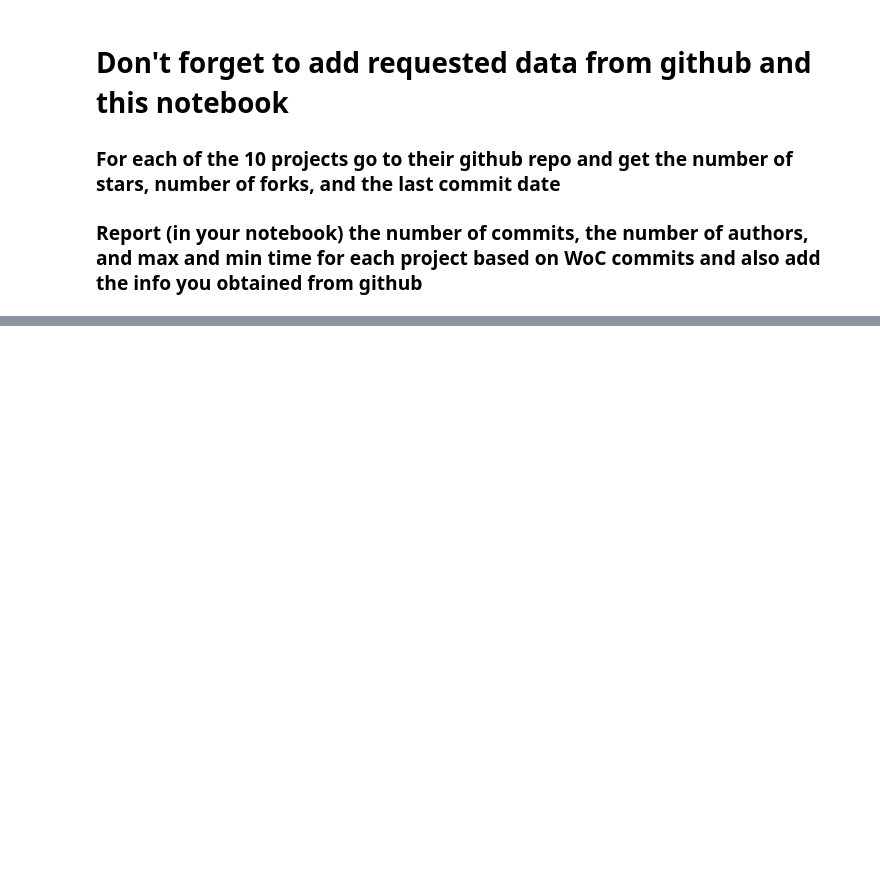
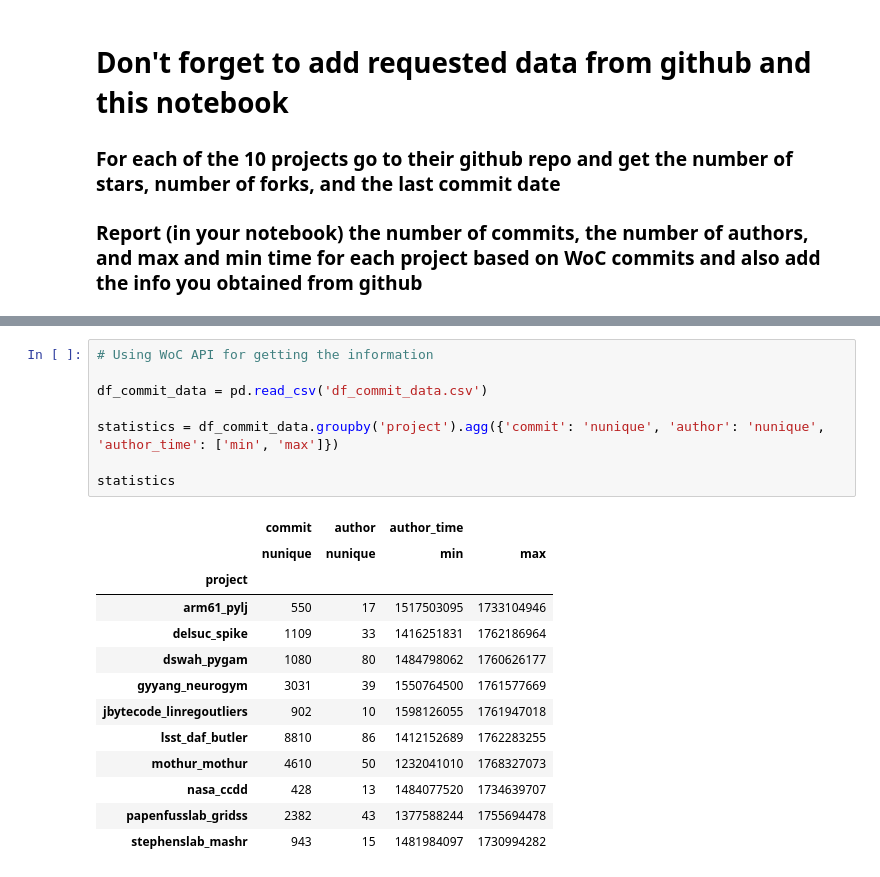
Before and after one commit to 12Koushik1/MiniProject2, a Jupyter notebook: ksaravan.ipynb, the cells around one changed output, grey strips where cells are left out. Cells and saved outputs as stored; diff of their text form; blank space fills up the shorter version.

```diff
--- a/ksaravan.ipynb
+++ b/ksaravan.ipynb
@@ -215,0 +238,22 @@ Name: count, dtype: int64
+# %%
+# Using WoC API for getting the information
+
+df_commit_data = pd.read_csv('df_commit_data.csv')
+
+statistics = df_commit_data.groupby('project').agg({'commit': 'nunique', 'author': 'nunique', 'author_time': ['min', 'max']})
+
+statistics
+# %% [output]
+|  | commit | author | author_time |  |
+|  | nunique | nunique | min | max |
+| project |  |  |  |  |
+| arm61_pylj | 550 | 17 | 1517503095 | 1733104946 |
+| delsuc_spike | 1109 | 33 | 1416251831 | 1762186964 |
+| dswah_pygam | 1080 | 80 | 1484798062 | 1760626177 |
+| gyyang_neurogym | 3031 | 39 | 1550764500 | 1761577669 |
+| jbytecode_linregoutliers | 902 | 10 | 1598126055 | 1761947018 |
+| lsst_daf_butler | 8810 | 86 | 1412152689 | 1762283255 |
+| mothur_mothur | 4610 | 50 | 1232041010 | 1768327073 |
+| nasa_ccdd | 428 | 13 | 1484077520 | 1734639707 |
+| papenfusslab_gridss | 2382 | 43 | 1377588244 | 1755694478 |
+| stephenslab_mashr | 943 | 15 | 1481984097 | 1730994282 |
```
Also changed, not shown: parts of 6 cells of this notebook, 1 other file.
